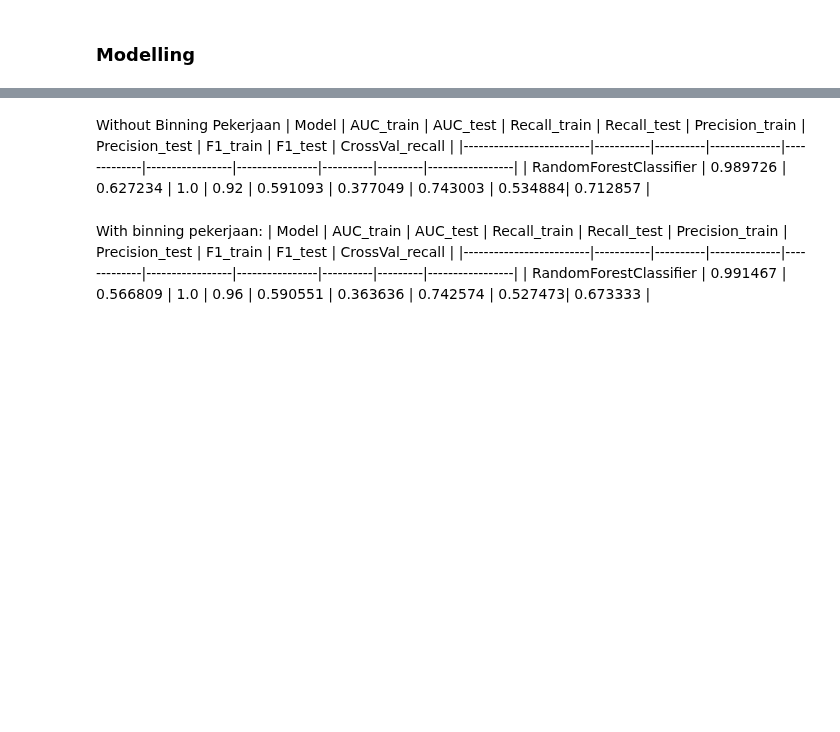
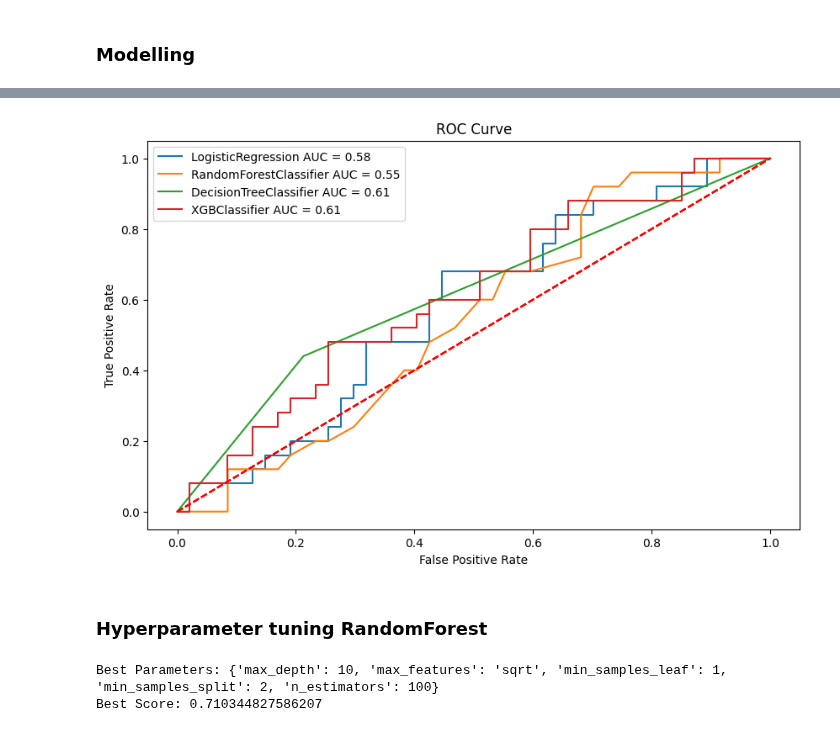
Before and after one commit to azaryasph/Improving-Employee-Retention-By-Predicting-Employee-Attrition-Using-Machine-Learning, a Jupyter notebook: notebook/predict_employee_attrition.ipynb, the cells around one changed output, grey strips where cells are left out. Drawn from its saved outputs; the diff is of its cells as text; code cells hidden in the pictures; blank space fills up the shorter version.

```diff
--- a/notebook/predict_employee_attrition.ipynb
+++ b/notebook/predict_employee_attrition.ipynb
@@ -1540,6 +1452,18 @@ def plot_roc_curve(model, X_train, y_train, X_test, y_test, ax):
 
     # Plot the ROC curve
     ax.plot(fpr, tpr, label=f'{model.__class__.__name__} AUC = {auc:.2f}')
+
+    # Plot the line of no discrimination
+    ax.plot([0, 1], [0, 1], 'r--')
+
+    # Label the x-axis as 'False Positive Rate'
+    ax.set_xlabel('False Positive Rate')
+
+    # Label the y-axis as 'True Positive Rate'
+    ax.set_ylabel('True Positive Rate')
+
+    # Title the plot as 'ROC Curve'
+    ax.set_title('ROC Curve')
 # %%
 lr_hr = LogisticRegression(random_state=103)
 dt_hr = DecisionTreeClassifier(random_state=103)
@@ -1615,10 +1494,53 @@ rf_score
-# %% [markdown]
-Without Binning Pekerjaan
-| Model                   | AUC_train | AUC_test | Recall_train | Recall_test | Precision_train | Precision_test | F1_train | F1_test | CrossVal_recall |
-|-------------------------|-----------|----------|--------------|-------------|-----------------|----------------|----------|---------|-----------------|
-| RandomForestClassifier | 0.989726  | 0.627234 | 1.0          | 0.92        | 0.591093        | 0.377049       | 0.743003 | 0.534884| 0.712857        |
-# %% [markdown]
-With binning pekerjaan:
-| Model                   | AUC_train | AUC_test | Recall_train | Recall_test | Precision_train | Precision_test | F1_train | F1_test | CrossVal_recall |
-|-------------------------|-----------|----------|--------------|-------------|-----------------|----------------|----------|---------|-----------------|
-| RandomForestClassifier | 0.991467  | 0.566809 | 1.0          | 0.96        | 0.590551        | 0.363636       | 0.742574 | 0.527473| 0.673333        |
+# %%
+# Iterate plot roc ucurve for the model
+fig, ax = plt.subplots(figsize=(10, 6))
+
+for model in models:
+    plot_roc_curve(model, X_train_over, y_train_over, X_test_enc_ohe, y_test, ax)
+
+# Display the legend
+ax.legend()
+
+# Display the plot
+plt.show()
+# %% [output]
+[figure, added]
+# %% [markdown]
+### Hyperparameter tuning RandomForest
+# %%
+# Define parameter to tune Random Forest
+param_gird = {
+    'n_estimators': [100, 200, 300],
+    'max_depth': [5, 10, 15],
+    'min_samples_split': [2, 5, 10],
+    'min_samples_leaf': [1, 2, 4],
+    'max_features': ['auto', 'sqrt', 'log2']
+}
+
+# Initialize Random Forest
+rf_hr = RandomForestClassifier(random_state=13)
+
+# Initialize GridSearchCV
+grid_search = GridSearchCV(
+    estimator=rf_hr,
+    param_grid=param_gird,
+    scoring='recall',
+    cv=5,
+    n_jobs=-1
+)
+
+# Fit the model to the training data
+grid_search.fit(X_train_over, y_train_over)
+
+# Get the best parameters
+best_params = grid_search.best_params_
+
+# Get the best score
+best_score = grid_search.best_score_
+
+# Display the best parameters and best score
+print(f'Best Parameters: {best_params}')
+print(f'Best Score: {best_score}')
+# %% [output]
+Best Parameters: {'max_depth': 10, 'max_features': 'sqrt', 'min_samples_leaf': 1, 'min_samples_split': 2, 'n_estimators': 100}
+Best Score: 0.710344827586207
```
Also changed, not shown: parts of 35 cells of this notebook.
